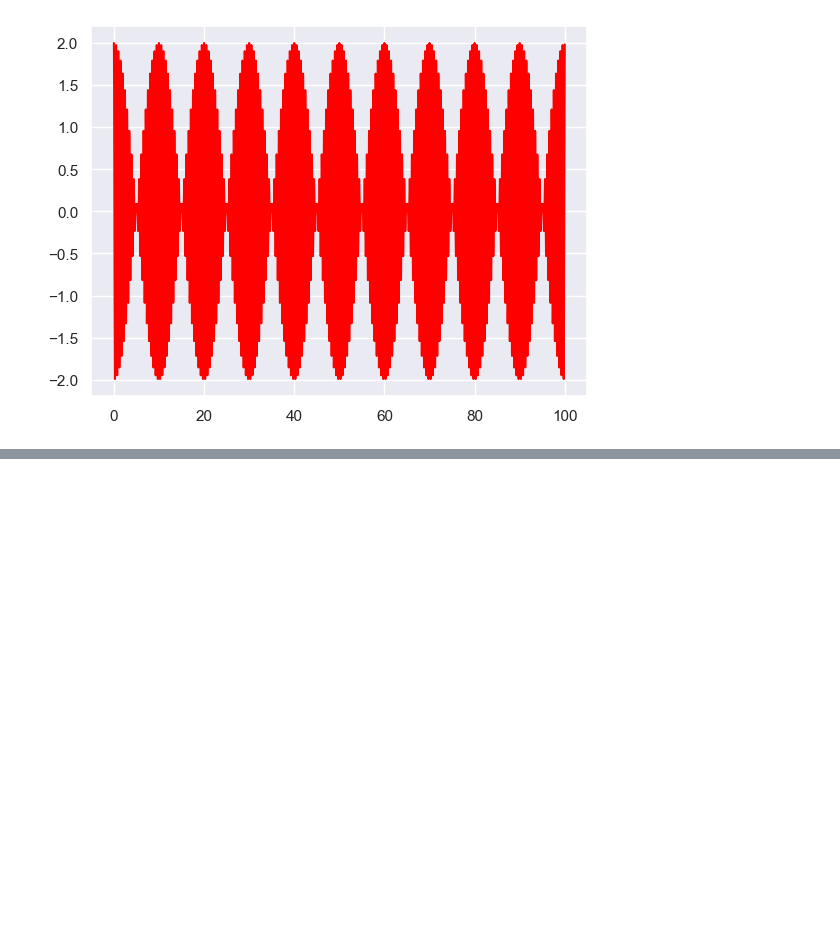
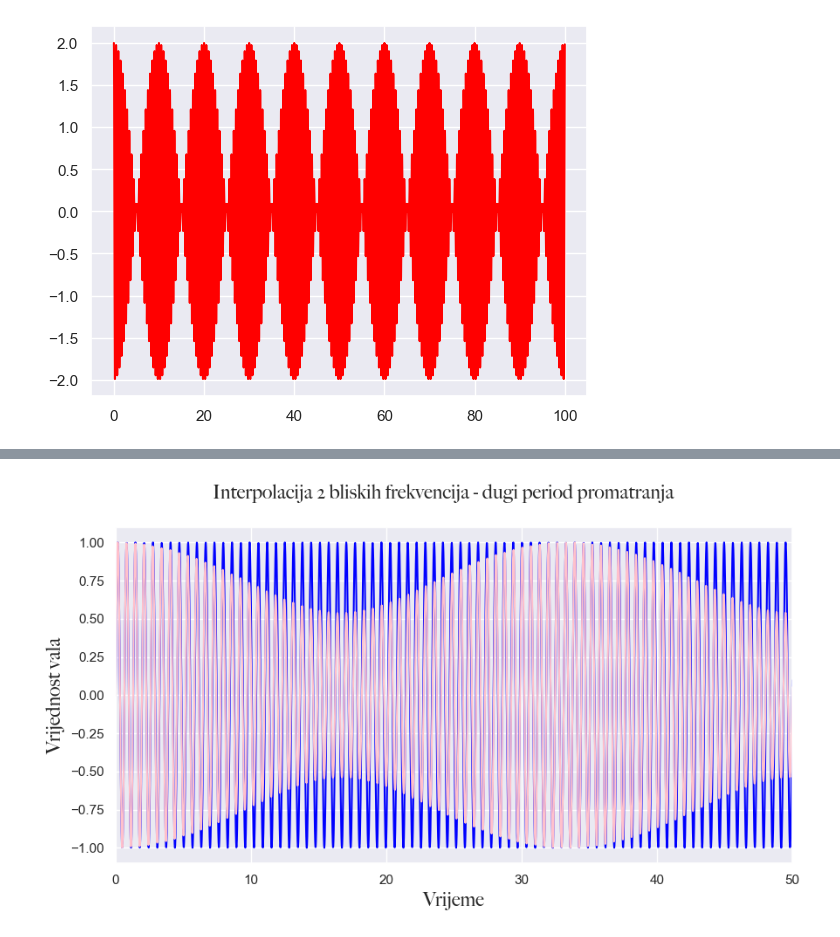
Before and after one commit to emadonev/var_stars, a Jupyter notebook: nbs/experimentation.ipynb, the cells around one changed output, grey strips where cells are left out. Cells and saved outputs as stored; diff of their text form; code cells hidden in the pictures; blank space fills up the shorter version.

```diff
--- a/nbs/experimentation.ipynb
+++ b/nbs/experimentation.ipynb
@@ -254,0 +302,12 @@ plt.show()
+# %%
+fig = plt.figure(figsize=(10, 5))
+fig.suptitle("Interpolacija 2 bliskih frekvencija - dugi period promatranja", fontproperties=font,fontsize=16)
+plt.plot(time, lcn,c="blue")
+plt.plot(time,lc_blazhko,c="pink")
+plt.xlabel("Vrijeme", fontproperties=font,fontsize=16)
+plt.ylabel("Vrijednost vala", fontproperties=font,fontsize=16)
+plt.xlim(0,50)
+plt.savefig("../images/interpolation2.png", dpi=650)
+plt.show()
+# %% [output]
+[figure, added]
```
Also changed, not shown: parts of 19 cells of this notebook, 23 other files.
